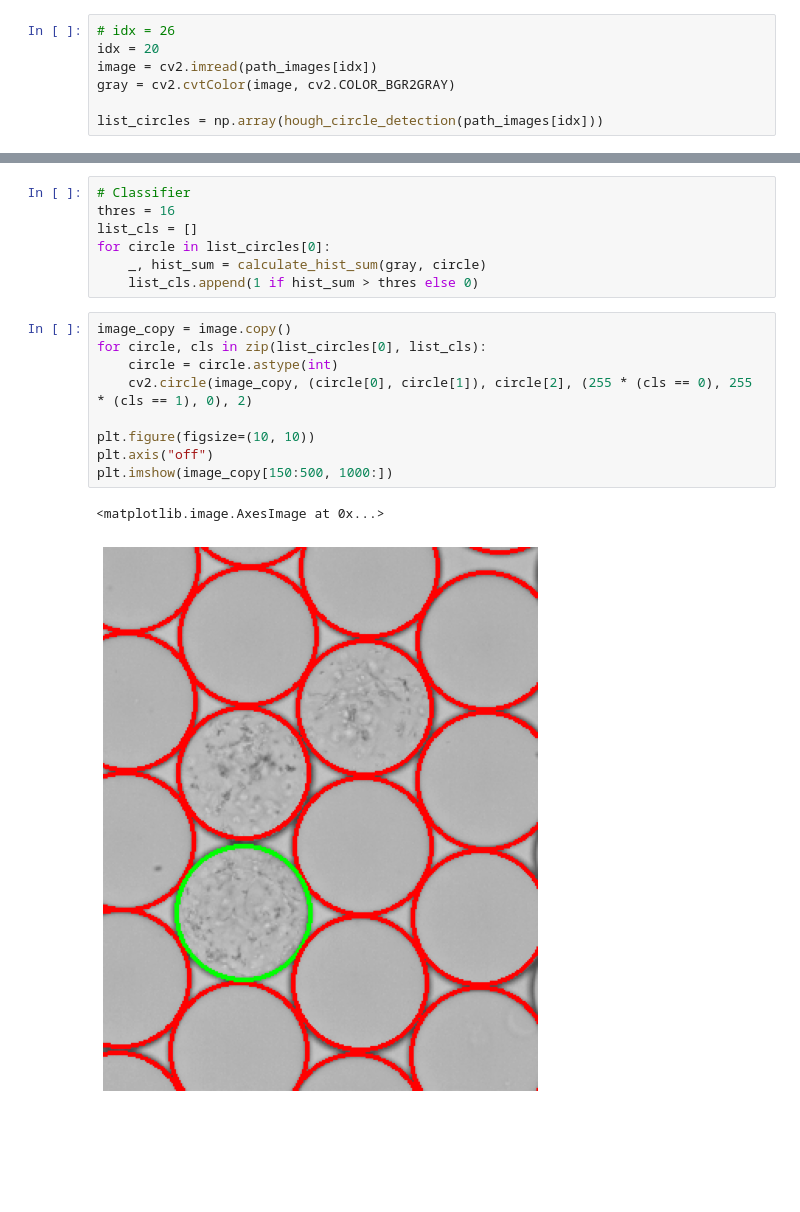
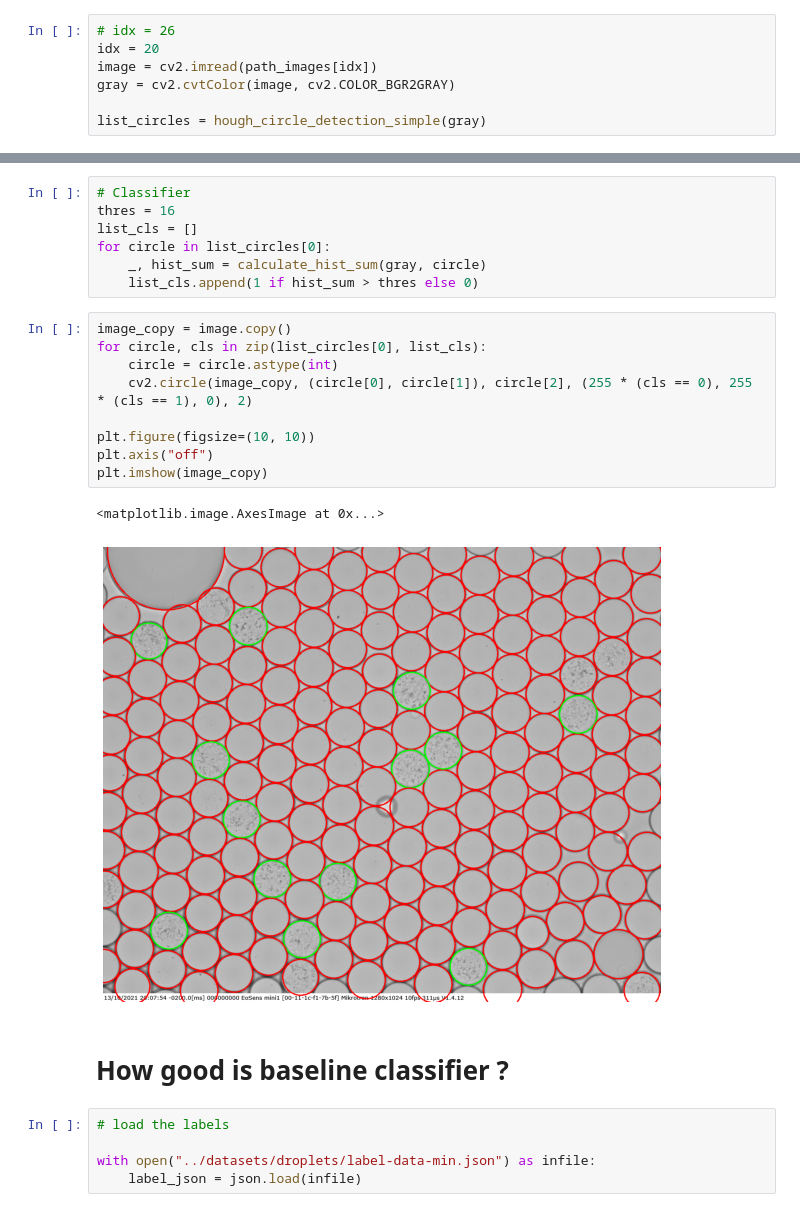
Before and after one commit to pani-vishal/droplet-counter, a Jupyter notebook: ntbks/baseline.ipynb, the cells around one changed output, grey strips where cells are left out. Saved outputs shown, nothing was run; the diff lists cells and outputs as text; blank space fills up the shorter version.

```diff
--- a/ntbks/baseline.ipynb
+++ b/ntbks/baseline.ipynb
@@ -23,7 +27,7 @@ idx = 20
 image = cv2.imread(path_images[idx])
 gray = cv2.cvtColor(image, cv2.COLOR_BGR2GRAY)
 
-list_circles = np.array(hough_circle_detection(path_images[idx]))
+list_circles = hough_circle_detection_simple(gray)
 # %%
 plt.imshow(image, cmap="gray")
 # %% [output]
@@ -105,12 +109,19 @@ for circle in list_circles[0]:
 # %%
 image_copy = image.copy()
 for circle, cls in zip(list_circles[0], list_cls):
     circle = circle.astype(int)
     cv2.circle(image_copy, (circle[0], circle[1]), circle[2], (255 * (cls == 0), 255 * (cls == 1), 0), 2)
 
 plt.figure(figsize=(10, 10))
 plt.axis("off")
-plt.imshow(image_copy[150:500, 1000:])
+plt.imshow(image_copy)
 # %% [output]
 <matplotlib.image.AxesImage at 0x...>
-[figure, old version]
+[figure, new version]
+# %% [markdown]
+# How good is baseline classifier ?
+# %%
+# load the labels
+
+with open("../datasets/droplets/label-data-min.json") as infile:
+    label_json = json.load(infile)
```
Also changed, not shown: parts of 10 cells of this notebook, 4 other files.
